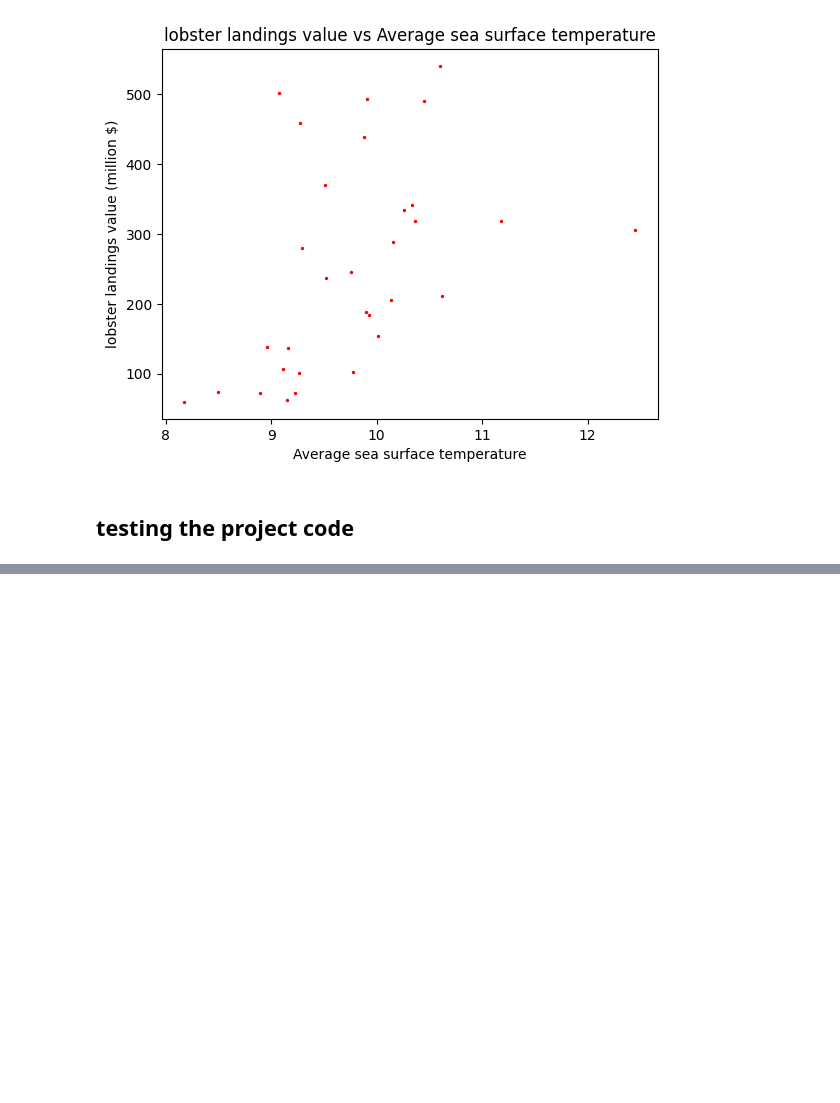
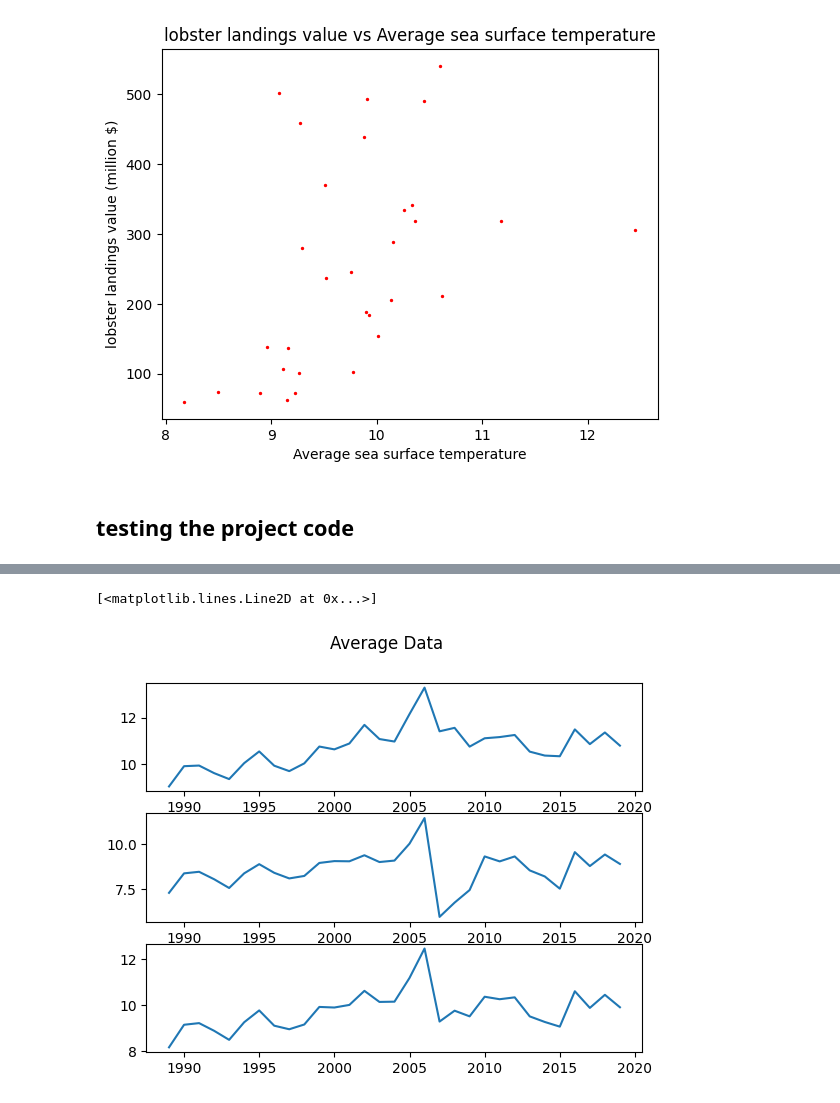
Before and after one commit to emgrotto/maine-lobster-mlr, a Jupyter notebook: Data_Exploration.ipynb, the cells around one changed output, grey strips where cells are left out. Saved outputs shown, nothing was run; the diff lists cells and outputs as text; code cells hidden in the pictures; blank space fills up the shorter version.

```diff
--- a/Data_Exploration.ipynb
+++ b/Data_Exploration.ipynb
@@ -251,0 +301,9 @@ percent_area_1989_2019 = percent_area_all[index_cei_start:index_cei_end]
+# %%
+fig, axs = plt.subplots(3)
+fig.suptitle('Average Data')
+axs[0].plot(years, sea_avg_max)
+axs[1].plot(years, sea_avg_min)
+axs[2].plot(years, sea_avg_avg)
+# %% [output]
+[<matplotlib.lines.Line2D at 0x...>]
+[figure, added]
```
Also changed, not shown: parts of 3 cells of this notebook, 3 other files.
